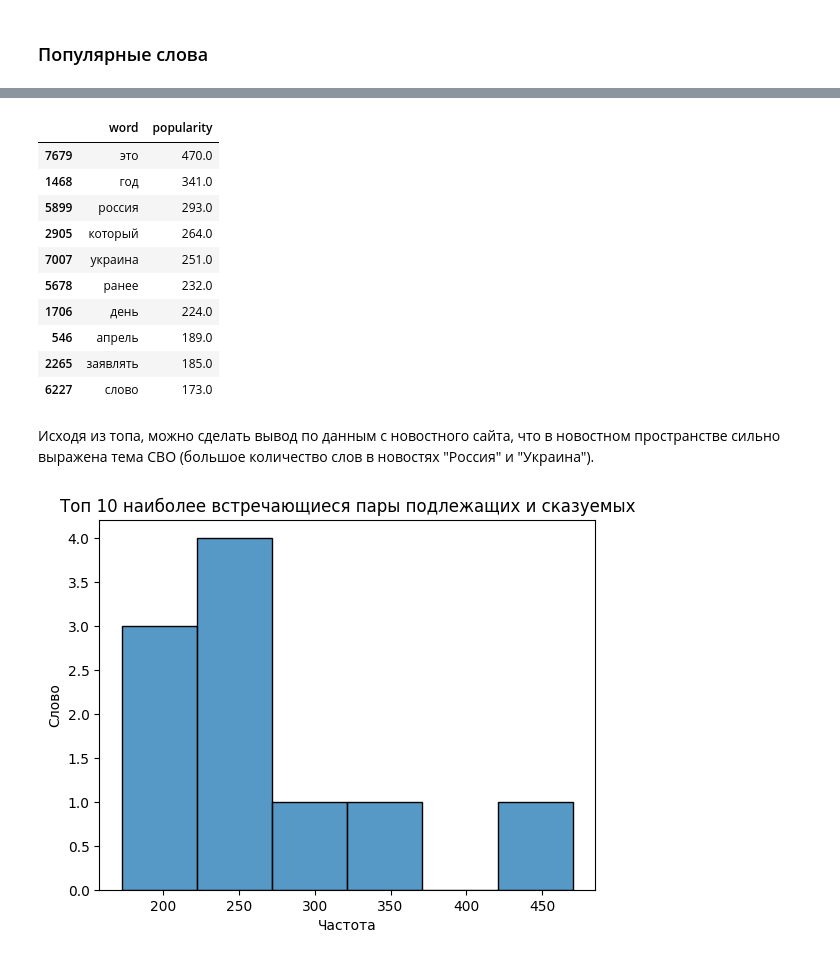
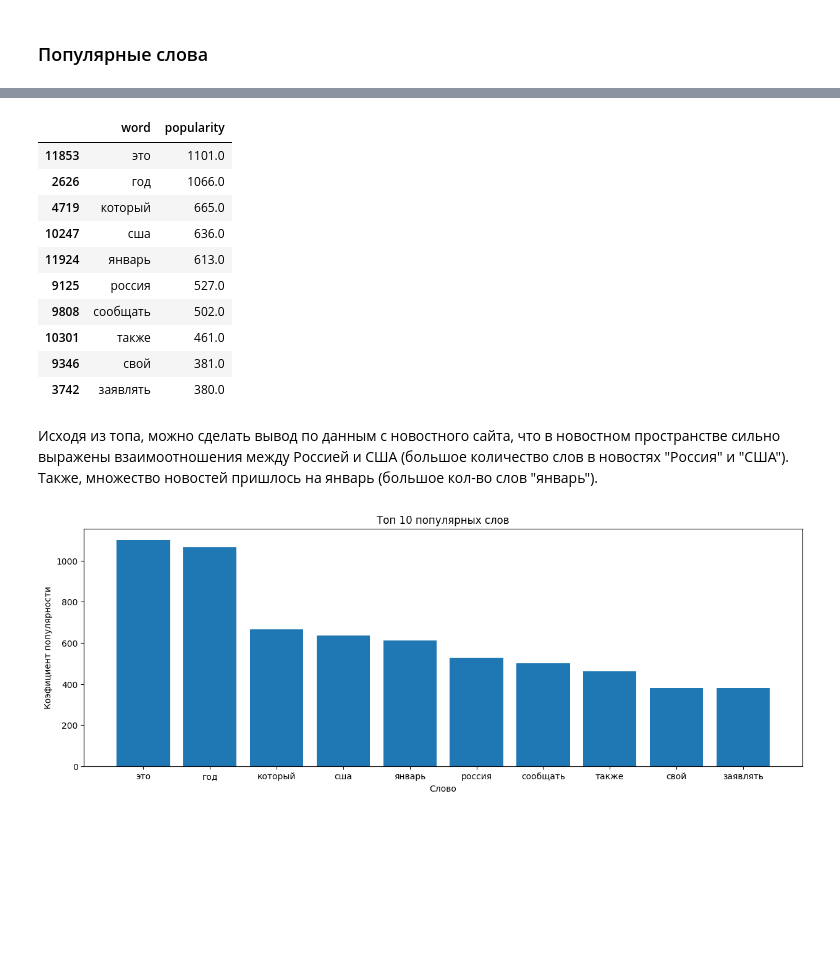
Before and after one commit to TheGodseeker/PR_NLP, a Jupyter notebook: Задание 1/PR_NLP1.ipynb, the cells around one changed output, grey strips where cells are left out. Saved outputs shown, nothing was run; the diff lists cells and outputs as text; code cells hidden in the pictures; blank space fills up the shorter version.

```diff
--- a/Задание 1/PR_NLP1.ipynb
+++ b/Задание 1/PR_NLP1.ipynb
@@ -295,7 +285,8 @@ lemma_df
 # %%
 # Высчитываем популярные слова
 vectorizer = TfidfVectorizer()
-X = vectorizer.fit_transform(lemma_df['word'])
+# Беру первые 100к, т.к. все ~2.5 ляма слов просто не помещаются в оперативу
+X = vectorizer.fit_transform(lemma_df['word'].head(100000))
 
 word_pop_count = pd.DataFrame(X.toarray()).sum(axis = 0)
 
@@ -308,26 +299,27 @@ pw = df_pop_words.sort_values(by=['popularity'], ascending=False).head(10)
 pw
 # %% [output]
 |  | word | popularity |
-| 7679 | это | 470.0 |
-| 1468 | год | 341.0 |
-| 5899 | россия | 293.0 |
-| 2905 | который | 264.0 |
-| 7007 | украина | 251.0 |
-| 5678 | ранее | 232.0 |
-| 1706 | день | 224.0 |
-| 546 | апрель | 189.0 |
-| 2265 | заявлять | 185.0 |
-| 6227 | слово | 173.0 |
+| 11853 | это | 1101.0 |
+| 2626 | год | 1066.0 |
+| 4719 | который | 665.0 |
+| 10247 | сша | 636.0 |
+| 11924 | январь | 613.0 |
+| 9125 | россия | 527.0 |
+| 9808 | сообщать | 502.0 |
+| 10301 | также | 461.0 |
+| 9346 | свой | 381.0 |
+| 3742 | заявлять | 380.0 |
 # %% [markdown]
-Исходя из топа, можно сделать вывод по данным с новостного сайта, что в новостном пространстве сильно выражена тема СВО (большое количество слов в новостях "Россия" и "Украина").
+Исходя из топа, можно сделать вывод по данным с новостного сайта, что в новостном пространстве сильно выражены взаимоотношения между Россией и США (большое количество слов в новостях "Россия" и "США"). Также, множество новостей пришлось на январь (большое кол-во слов "январь").
 # %%
 #Гистограмма
 
-plt.figure()
-sns.histplot(pw['popularity'], bins=6, edgecolor='black')
-plt.title('Топ 10 наиболее встречающиеся пары подлежащих и сказуемых')
-plt.xlabel('Частота')
-plt.ylabel('Слово')
+plt.figure(figsize=(15, 5))
+plt.bar(pw['word'], pw['popularity'])
+#sns.histplot(stat_df['popularity'], bins=6, edgecolor='black')
+plt.title('Топ 10 популярных слов')
+plt.xlabel('Слово')
+plt.ylabel('Коэфициент популярности')
 plt.show()
 # %% [output]
-[figure, old version]
+[figure, new version]
```
Also changed, not shown: parts of 13 cells of this notebook.
